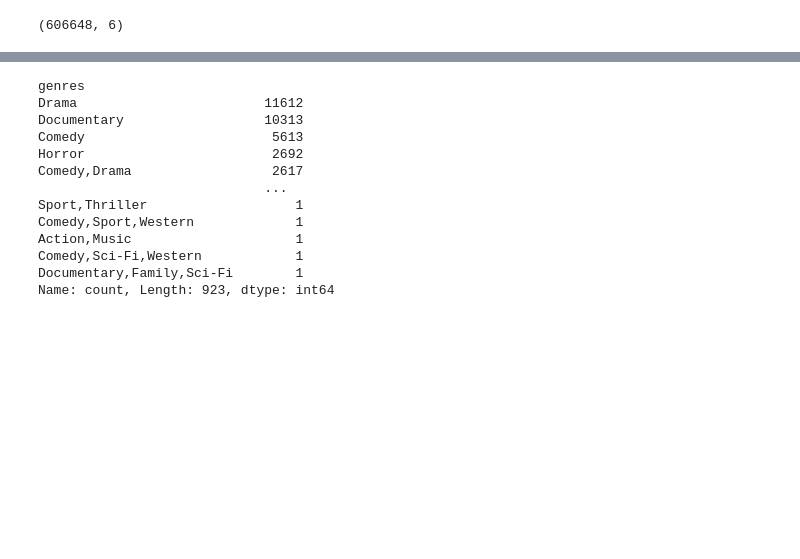
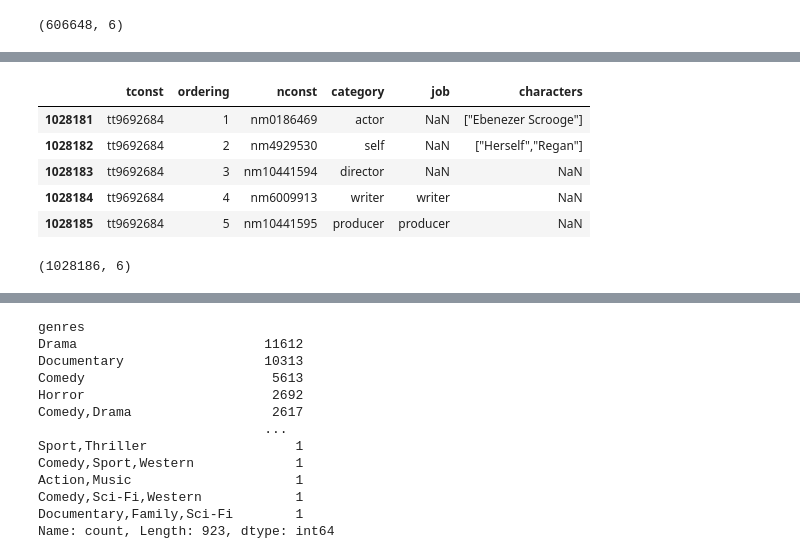
Before and after one commit to FionaNalianya/Microsoft-Movie, a Jupyter notebook: notebook.ipynb, the cells around one changed output, grey strips where cells are left out. Saved outputs shown, nothing was run; the diff lists cells and outputs as text; code cells hidden in the pictures; blank space fills up the shorter version.

```diff
--- a/notebook.ipynb
+++ b/notebook.ipynb
@@ -131,0 +291,15 @@ name_basics.shape
+# %%
+# checking the tail of title_principals
+title_principals.tail()
+# %% [output]
+|  | tconst | ordering | nconst | category | job | characters |
+| 1028181 | tt9692684 | 1 | nm0186469 | actor | NaN | ["Ebenezer Scrooge"] |
+| 1028182 | tt9692684 | 2 | nm4929530 | self | NaN | ["Herself","Regan"] |
+| 1028183 | tt9692684 | 3 | nm10441594 | director | NaN | NaN |
+| 1028184 | tt9692684 | 4 | nm6009913 | writer | writer | NaN |
+| 1028185 | tt9692684 | 5 | nm10441595 | producer | producer | NaN |
+# %%
+# checking the number of rows and columns in title_principals
+title_principals.shape
+# %% [output]
+(1028186, 6)
```
Also changed, not shown: parts of 36 cells of this notebook.
